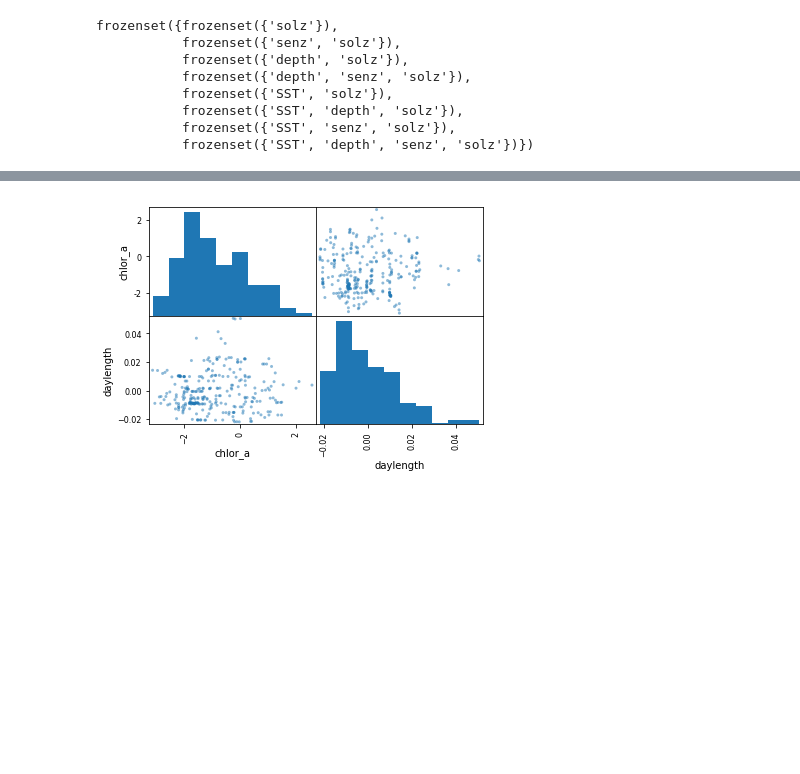
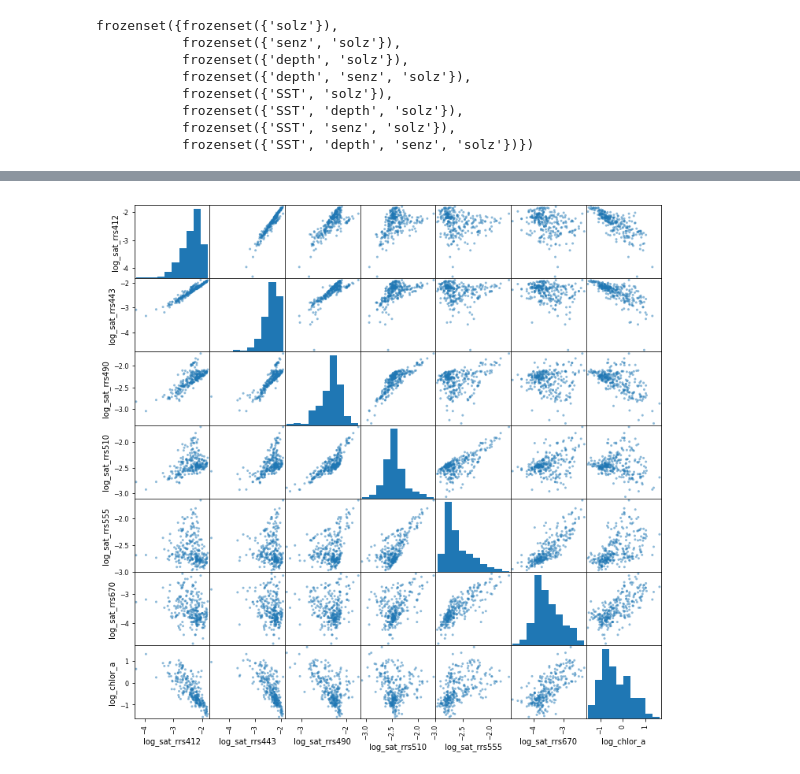
Before and after one commit to madHatter106/IOCS_BUSAN_2019, a Jupyter notebook: Exploration.ipynb, the cells around one changed output, grey strips where cells are left out. Saved outputs shown, nothing was run; the diff lists cells and outputs as text; code cells hidden in the pictures; blank space fills up the shorter version.

```diff
--- a/Exploration.ipynb
+++ b/Exploration.ipynb
@@ -184,0 +173,15 @@ df_s = (np.log10(df[cols_s]) - np.log10(df[cols_s].mean(axis=0))) / np.log10(df[
+# %%
+df_sat = df.filter(regex='sat_rrs', axis=1).copy()
+# %%
+df_sat[df_sat<=0] = np.NaN
+# %%
+df_log_sat = pd.DataFrame(np.log10(df_sat.values),
+                          columns=[f'log_{col}' for col in df_sat.columns]
+                         )
+# %%
+df_extr = df[['oisst']].merge(df_log_sat,
+                                  right_index=True,
+                                  left_index=True)
+df_extr['log_chlor_a'] = np.log10(df.chlor_a.values)
+df.loc[df.etopo2==0, 'etopo2'] = np.NaN
+df_extr.insert(1, 'log_depth', np.log10(df.etopo2))
@@ -185,4 +200,4 @@ df_s = (np.log10(df[cols_s]) - np.log10(df[cols_s].mean(axis=0))) / np.log10(df[
 # %%
-pd.plotting.scatter_matrix(df_s);
+pd.plotting.scatter_matrix(df_extr.loc[:, 'log_sat_rrs412':], figsize=(12, 12));
 # %% [output]
-[figure, old version]
+[figure, new version]
```
Also changed, not shown: parts of 12 cells of this notebook.
